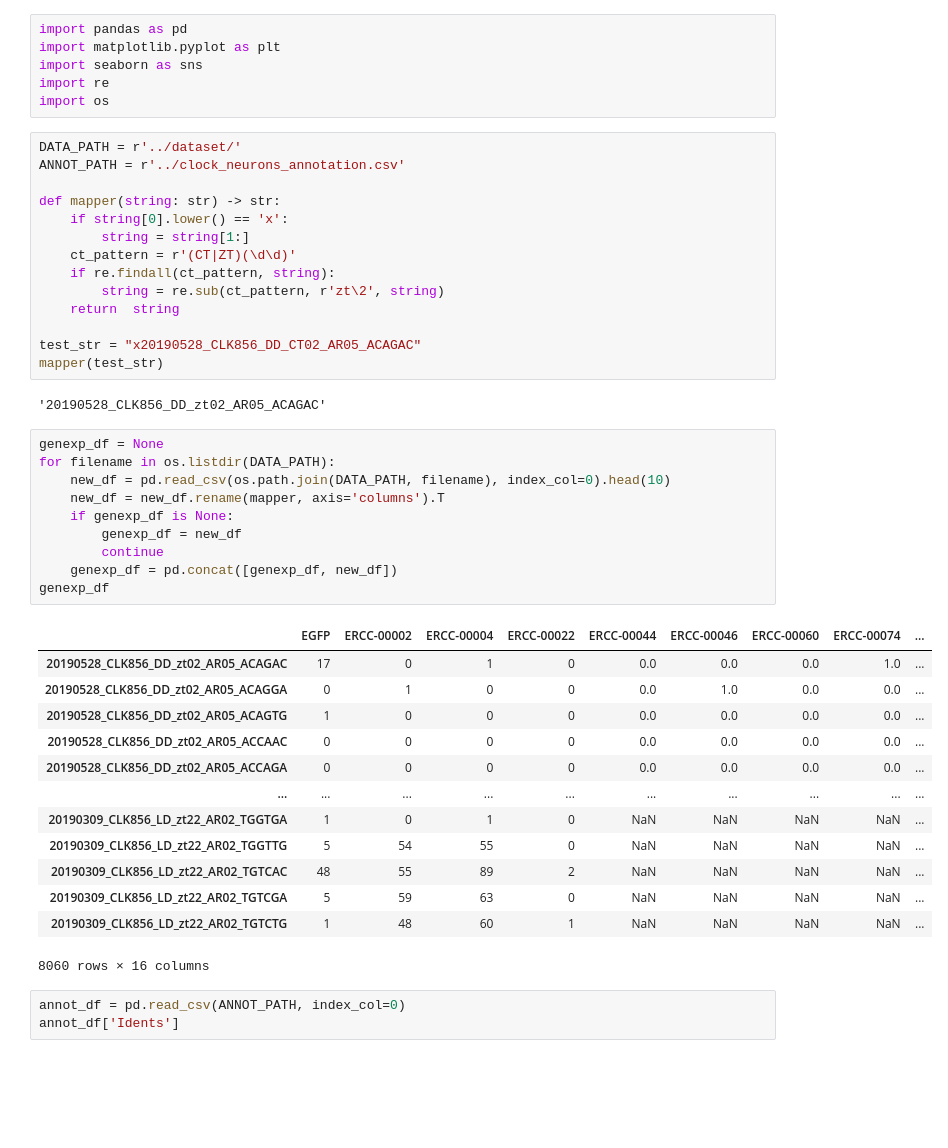
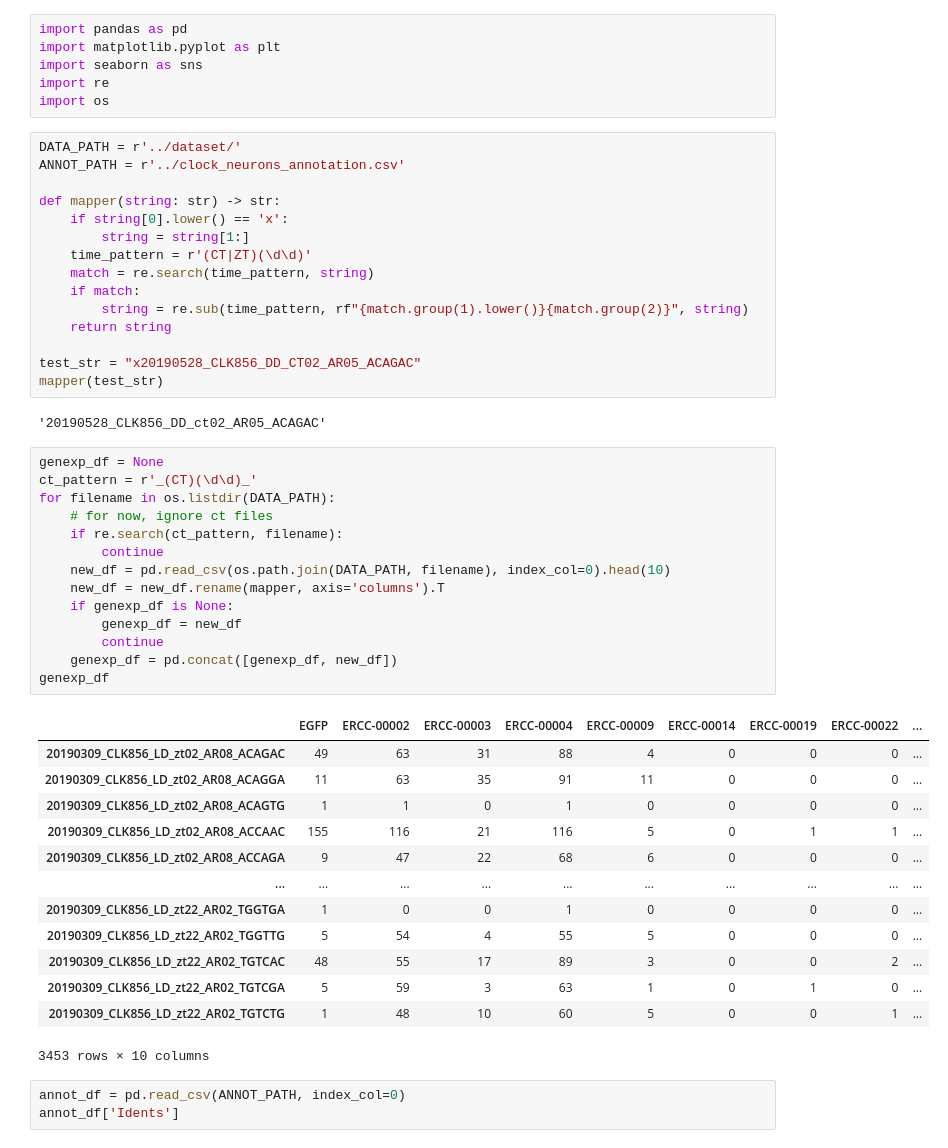
Before and after one commit to gonzagrau/circadian-drosophilia-viewer, a Jupyter notebook: test_cluster.ipynb, the cells around one changed output. Drawn from its saved outputs; the diff is of its cells as text; blank space fills up the shorter version.

```diff
--- a/test_cluster.ipynb
+++ b/test_cluster.ipynb
@@ -13,39 +13,44 @@ ANNOT_PATH = r'../clock_neurons_annotation.csv'
 def mapper(string: str) -> str:
     if string[0].lower() == 'x':
         string = string[1:]
-    ct_pattern = r'(CT|ZT)(\d\d)'
-    if re.findall(ct_pattern, string):
-        string = re.sub(ct_pattern, r'zt\2', string)
-    return  string
+    time_pattern = r'(CT|ZT)(\d\d)'
+    match = re.search(time_pattern, string)
+    if match:
+        string = re.sub(time_pattern, rf"{match.group(1).lower()}{match.group(2)}", string)
+    return string
 
 test_str = "x20190528_CLK856_DD_CT02_AR05_ACAGAC"
 mapper(test_str)
 # %% [output]
-'20190528_CLK856_DD_zt02_AR05_ACAGAC'
+'20190528_CLK856_DD_ct02_AR05_ACAGAC'
 # %%
 genexp_df = None
+ct_pattern = r'_(CT)(\d\d)_'
 for filename in os.listdir(DATA_PATH):
+    # for now, ignore ct files
+    if re.search(ct_pattern, filename):
+        continue
     new_df = pd.read_csv(os.path.join(DATA_PATH, filename), index_col=0).head(10)
     new_df = new_df.rename(mapper, axis='columns').T
     if genexp_df is None:
         genexp_df = new_df
         continue
     genexp_df = pd.concat([genexp_df, new_df])
 genexp_df
 # %% [output]
-|  | EGFP | ERCC-00002 | ERCC-00004 | ERCC-00022 | ERCC-00044 | ERCC-00046 | ERCC-00060 | ERCC-00074 | ... |
-| 20190528_CLK856_DD_zt02_AR05_ACAGAC | 17 | 0 | 1 | 0 | 0.0 | 0.0 | 0.0 | 1.0 | ... |
-| 20190528_CLK856_DD_zt02_AR05_ACAGGA | 0 | 1 | 0 | 0 | 0.0 | 1.0 | 0.0 | 0.0 | ... |
-| 20190528_CLK856_DD_zt02_AR05_ACAGTG | 1 | 0 | 0 | 0 | 0.0 | 0.0 | 0.0 | 0.0 | ... |
-| 20190528_CLK856_DD_zt02_AR05_ACCAAC | 0 | 0 | 0 | 0 | 0.0 | 0.0 | 0.0 | 0.0 | ... |
-| 20190528_CLK856_DD_zt02_AR05_ACCAGA | 0 | 0 | 0 | 0 | 0.0 | 0.0 | 0.0 | 0.0 | ... |
+|  | EGFP | ERCC-00002 | ERCC-00003 | ERCC-00004 | ERCC-00009 | ERCC-00014 | ERCC-00019 | ERCC-00022 | ... |
+| 20190309_CLK856_LD_zt02_AR08_ACAGAC | 49 | 63 | 31 | 88 | 4 | 0 | 0 | 0 | ... |
+| 20190309_CLK856_LD_zt02_AR08_ACAGGA | 11 | 63 | 35 | 91 | 11 | 0 | 0 | 0 | ... |
+| 20190309_CLK856_LD_zt02_AR08_ACAGTG | 1 | 1 | 0 | 1 | 0 | 0 | 0 | 0 | ... |
+| 20190309_CLK856_LD_zt02_AR08_ACCAAC | 155 | 116 | 21 | 116 | 5 | 0 | 1 | 1 | ... |
+| 20190309_CLK856_LD_zt02_AR08_ACCAGA | 9 | 47 | 22 | 68 | 6 | 0 | 0 | 0 | ... |
 | ... | ... | ... | ... | ... | ... | ... | ... | ... | ... |
-| 20190309_CLK856_LD_zt22_AR02_TGGTGA | 1 | 0 | 1 | 0 | NaN | NaN | NaN | NaN | ... |
-| 20190309_CLK856_LD_zt22_AR02_TGGTTG | 5 | 54 | 55 | 0 | NaN | NaN | NaN | NaN | ... |
-| 20190309_CLK856_LD_zt22_AR02_TGTCAC | 48 | 55 | 89 | 2 | NaN | NaN | NaN | NaN | ... |
-| 20190309_CLK856_LD_zt22_AR02_TGTCGA | 5 | 59 | 63 | 0 | NaN | NaN | NaN | NaN | ... |
-| 20190309_CLK856_LD_zt22_AR02_TGTCTG | 1 | 48 | 60 | 1 | NaN | NaN | NaN | NaN | ... |
+| 20190309_CLK856_LD_zt22_AR02_TGGTGA | 1 | 0 | 0 | 1 | 0 | 0 | 0 | 0 | ... |
+| 20190309_CLK856_LD_zt22_AR02_TGGTTG | 5 | 54 | 4 | 55 | 5 | 0 | 0 | 0 | ... |
+| 20190309_CLK856_LD_zt22_AR02_TGTCAC | 48 | 55 | 17 | 89 | 3 | 0 | 0 | 2 | ... |
+| 20190309_CLK856_LD_zt22_AR02_TGTCGA | 5 | 59 | 3 | 63 | 1 | 0 | 1 | 0 | ... |
+| 20190309_CLK856_LD_zt22_AR02_TGTCTG | 1 | 48 | 10 | 60 | 5 | 0 | 0 | 1 | ... |
-8060 rows × 16 columns
+3453 rows × 10 columns
 # %%
 annot_df = pd.read_csv(ANNOT_PATH, index_col=0)
 annot_df['Idents']
```
Also changed, not shown: parts of 3 cells of this notebook, 3 other files.
